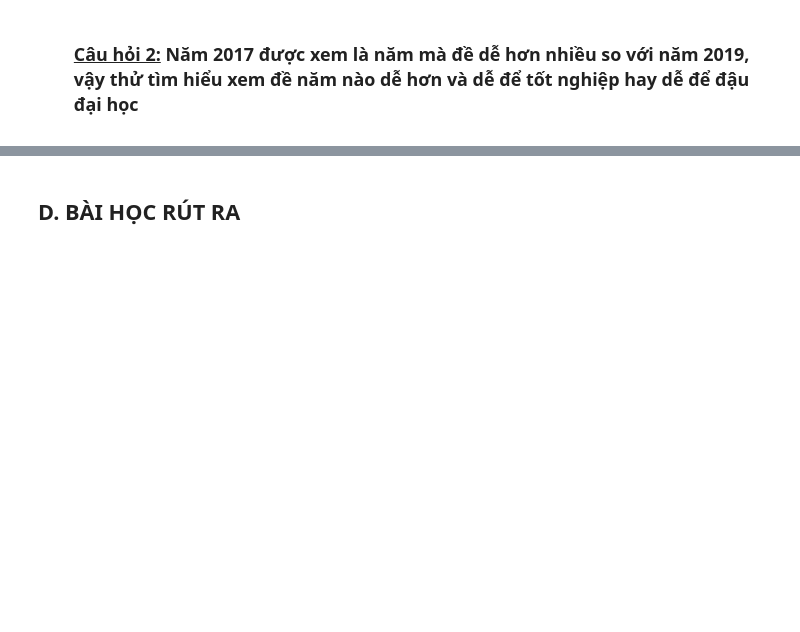
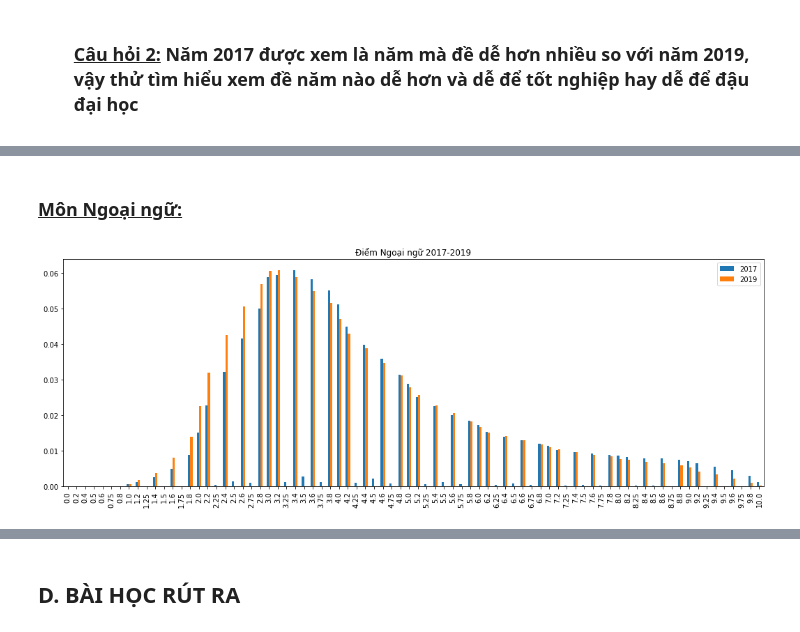
Before and after one commit to ngocbinh53/KHDL, a Jupyter notebook: 1712293-NguyenNgocBinh.ipynb, the cells around one changed output, grey strips where cells are left out. Cells and saved outputs as stored; diff of their text form; code cells hidden in the pictures; blank space fills up the shorter version.

```diff
--- a/1712293-NguyenNgocBinh.ipynb
+++ b/1712293-NguyenNgocBinh.ipynb
@@ -486,0 +578,6 @@ diem_toan_ca_nuoc.sort_index().plot.bar(figsize=(14,6),title="Điểm toán 2017
+# %% [markdown]
+### <u>Môn Ngoại ngữ:</u>
+# %%
+PhanBoDiem('Ngoại ngữ',(18,6))
+# %% [output]
+[figure, added]
```
Also changed, not shown: parts of 43 cells of this notebook.
